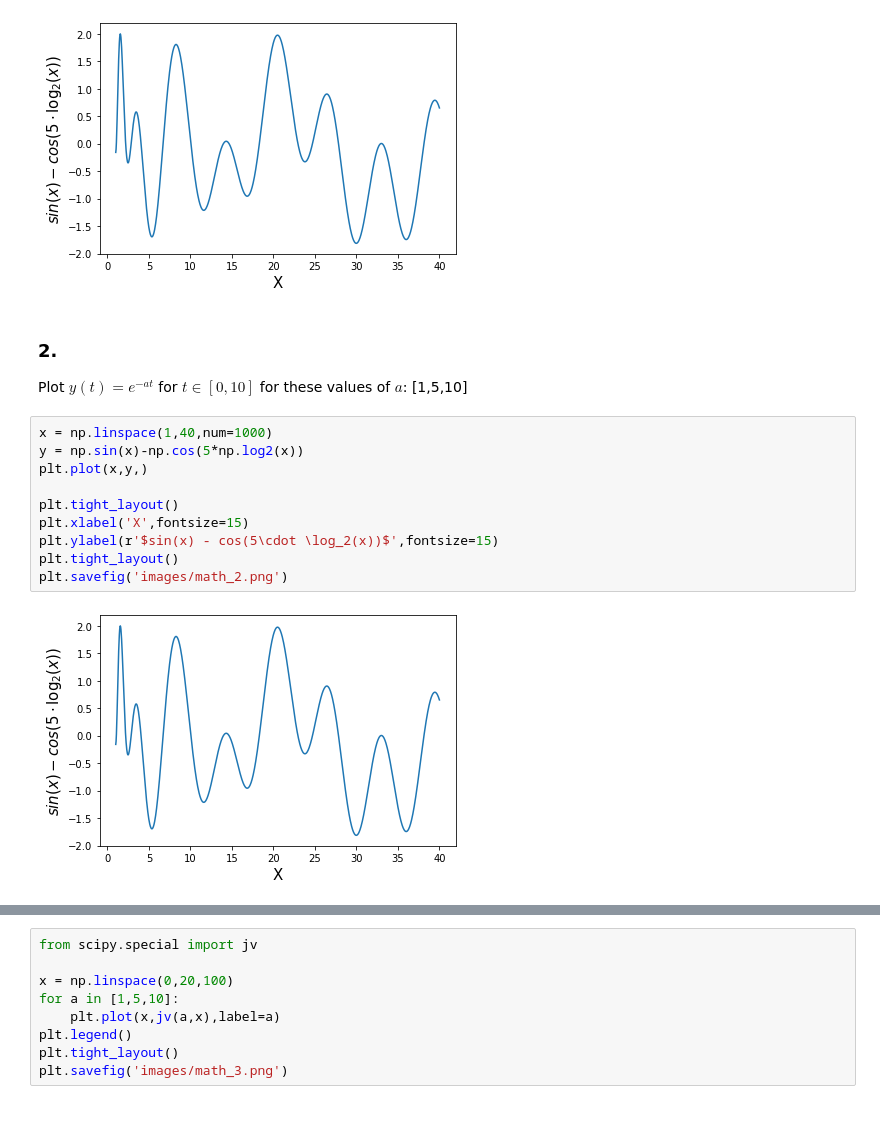
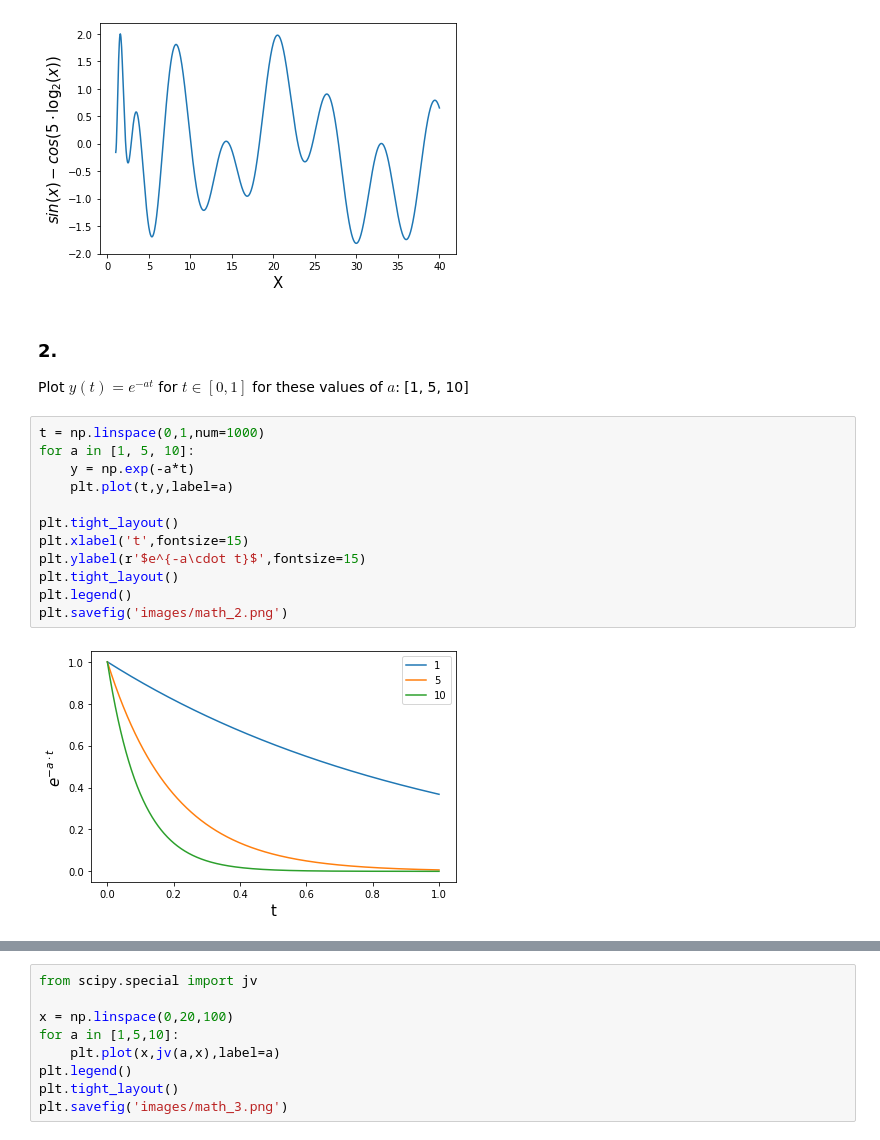
Before and after one commit to Hekstra-Lab/scientific-python-bootcamp, a Jupyter notebook: day1/Day1.ipynb, the cells around one changed output, grey strips where cells are left out. Saved outputs shown, nothing was run; the diff lists cells and outputs as text.

```diff
--- a/day1/Day1.ipynb
+++ b/day1/Day1.ipynb
@@ -263,16 +276,18 @@ plt.savefig('images/math_1.png')
 [figure]
 # %% [markdown]
 ### 2.
-Plot  $ y(t) = e^{-at}$ for $t \in [0,10]$ for these values of $a$: [1,5,10]
+Plot  $ y(t) = e^{-at}$ for $t \in [0,1]$ for these values of $a$: [1, 5, 10]
 # %%
-x = np.linspace(1,40,num=1000)
-y = np.sin(x)-np.cos(5*np.log2(x))
-plt.plot(x,y,)
+t = np.linspace(0,1,num=1000)
+for a in [1, 5, 10]:
+    y = np.exp(-a*t)
+    plt.plot(t,y,label=a)
 
 plt.tight_layout()
-plt.xlabel('X',fontsize=15)
-plt.ylabel(r'$sin(x) - cos(5\cdot \log_2(x))$',fontsize=15)
+plt.xlabel('t',fontsize=15)
+plt.ylabel(r'$e^{-a\cdot t}$',fontsize=15)
 plt.tight_layout()
+plt.legend()
 plt.savefig('images/math_2.png')
 # %% [output]
-[figure, old version]
+[figure, new version]
```
Also changed, not shown: parts of 105 cells of this notebook, 14 other files.
